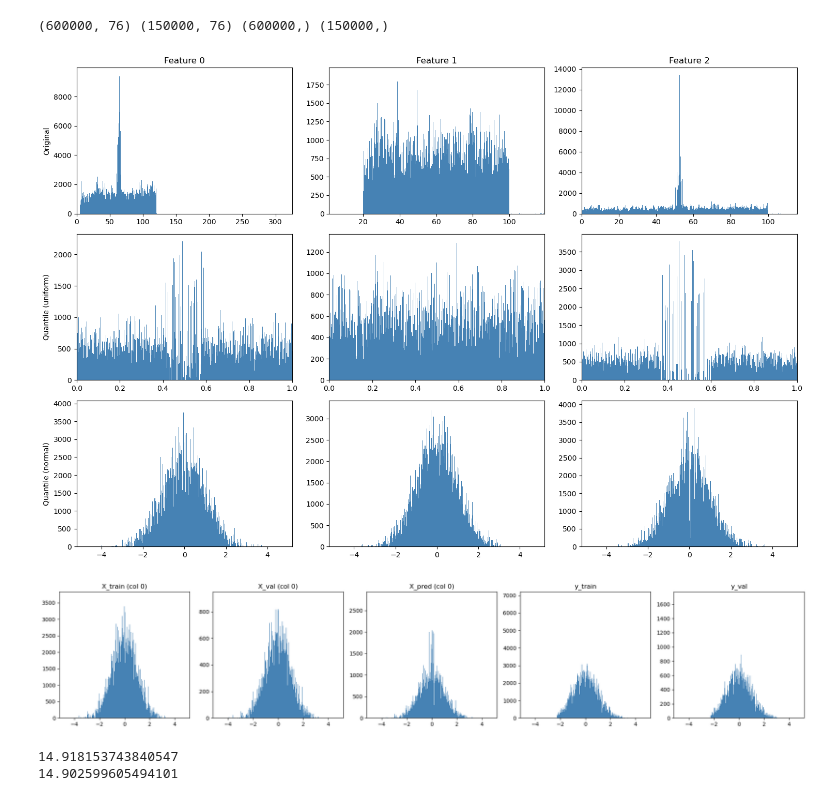
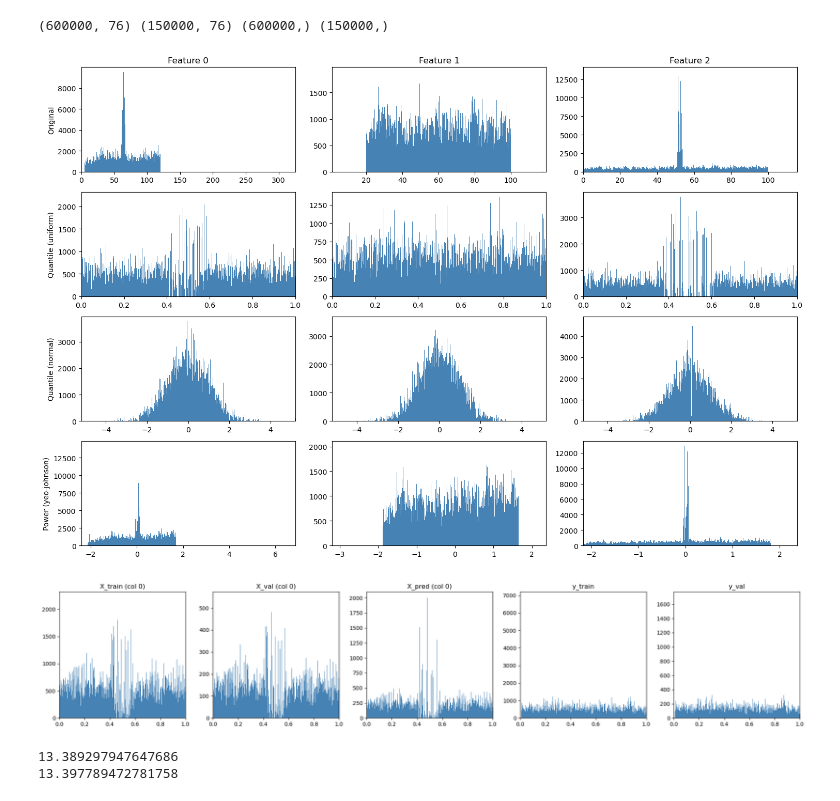
Before and after one commit to AndaCondaa/AI_Competition, a Jupyter notebook: Kaggle_Podcast/Podcast.ipynb, the cells around one changed output. Drawn from its saved outputs; the diff is of its cells as text; code cells hidden in the pictures.

```diff
--- a/Kaggle_Podcast/Podcast.ipynb
+++ b/Kaggle_Podcast/Podcast.ipynb
@@ -162,41 +162,47 @@ print(X_train.shape, X_val.shape, y_train.shape, y_val.shape)
 # %%
 # Check Normalize
 original_data = X_train.copy()
 
 qt_uniform = QuantileTransformer(n_quantiles=10000, output_distribution='uniform')
-uniform_scaled = qt_uniform.fit_transform(X_train)
+qt_uniform_data = qt_uniform.fit_transform(X_train)
 
 qt_normal = QuantileTransformer(n_quantiles=10000, output_distribution='normal')
-normal_scaled = qt_normal.fit_transform(X_train)
+qt_normal_data = qt_normal.fit_transform(X_train)
 
-fig, axes = plt.subplots(3, 3, figsize=(15, 10))
+pt_yeo = PowerTransformer(method='yeo-johnson', standardize=True)
+pt_yeo_data = pt_yeo.fit_transform(X_train)
 
-datasets = [original_data, uniform_scaled, normal_scaled]
-titles = ['Original', 'Quantile (uniform)', 'Quantile (normal)']
+# visualization
+fig, axes = plt.subplots(4, 3, figsize=(15, 10))
 
-for row in range(3):
+datasets = [original_data, qt_uniform_data, qt_normal_data, pt_yeo_data]
+titles = ['Original', 'Quantile (uniform)', 'Quantile (normal)', 'Power (yeo-johnson)']
+
+for row in range(4):
     for col in range(3):
         ax = axes[row, col]
         ax.hist(datasets[row][:, col], bins=1000, color='steelblue')
         ax.set_xlim(datasets[row][:, col].min(), datasets[row][:, col].max())
         if row == 0:
             ax.set_title(f'Feature {col}')
         if col == 0:
             ax.set_ylabel(titles[row])
 
 plt.tight_layout()
 plt.show()
 # %% [output]
-[figure, old version]
+[figure, new version]
 # %%
 # Normalize
 X_scaler = QuantileTransformer(
     n_quantiles=10000,
-    output_distribution='normal',
+    subsample=10000,
+    output_distribution='uniform',
 )
 y_scaler = QuantileTransformer(
     n_quantiles=10000,
-    output_distribution='normal',
+    subsample=10000,
+    output_distribution='uniform',
 )
 
 X_scaler.fit(X_train)
@@ -229,20 +235,21 @@ for i in range(5):
 plt.tight_layout()
 plt.show()
 # %% [output]
-[figure, old version]
+[figure, new version]
 # %%
 mlp = MLPRegressor(
     solver='adam',
     activation='tanh',
-    hidden_layer_sizes=[300, 300, 300],
+    hidden_layer_sizes=[100, 100, 100],
     max_iter=5000,
     early_stopping=True,
-    tol=1e-5,
-    n_iter_no_change=50,
+    tol=1e-4,
+    n_iter_no_change=10,
     validation_fraction=0.1,
     learning_rate='adaptive',
-    learning_rate_init=0.01,
-    alpha=0.1,
+    learning_rate_init=0.001,
+    alpha=0.001,
+    random_state=0
 )
 mlp.fit(X_train_scaled, y_train_scaled)
 
@@ -251,8 +258,8 @@ y_val_pred = y_scaler.inverse_transform(mlp.predict(X_val_scaled).reshape(-1, 1)
 print(np.sqrt(mean_squared_error(y_train, y_train_pred)))
 print(np.sqrt(mean_squared_error(y_val, y_val_pred)))
 # %% [output]
-14.918153743840547
-14.902599605494101
+13.389297947647686
+13.397789472781758
 # %%
 X_scaler.fit(X)
 X_scaled = X_scaler.transform(X)
```
Also changed, not shown: parts of 2 cells of this notebook, 1 other file.
